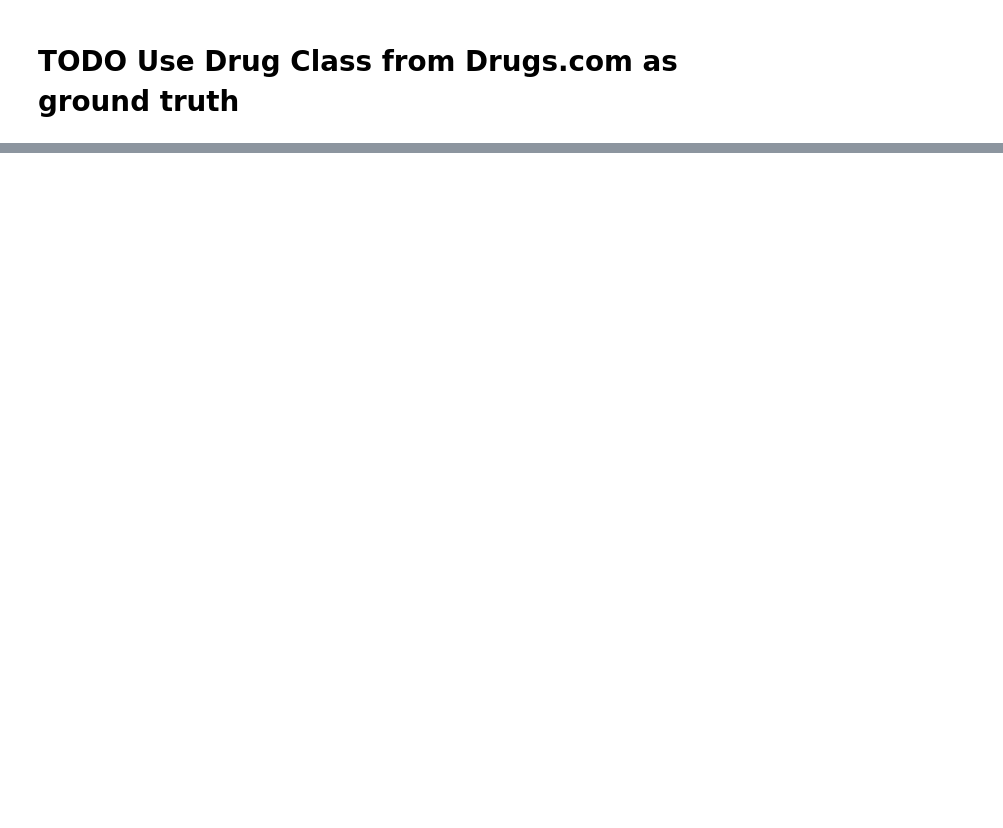
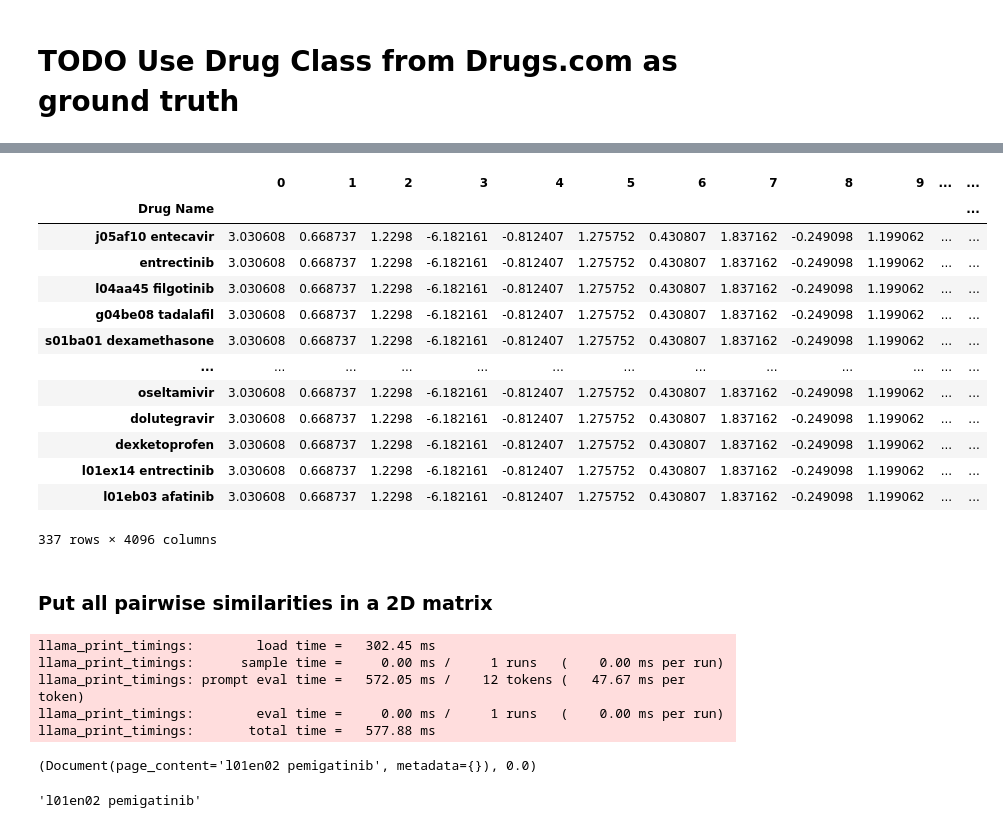
Before and after one commit to ariellubonja/drugs-embedding, a Jupyter notebook: Bio_ClinicalBERT-embeddings.ipynb, the cells around one changed output, grey strips where cells are left out. Drawn from its saved outputs; the diff is of its cells as text; code cells hidden in the pictures; blank space fills up the shorter version.

Commit message:
Remove FAISS. Write Llama embeddings to CSV

```diff
--- a/Bio_ClinicalBERT-embeddings.ipynb
+++ b/Bio_ClinicalBERT-embeddings.ipynb
@@ -354,0 +311,19 @@ dir(db0)
+# %%
+pd.read_csv("outputs/llama-embeddings.csv", index_col="Drug Name")
+# %% [output]
+|  | 0 | 1 | 2 | 3 | 4 | 5 | 6 | 7 | 8 | 9 | ... | ... |
+| Drug Name |  |  |  |  |  |  |  |  |  |  |  | ... |
+| j05af10 entecavir | 3.030608 | 0.668737 | 1.2298 | -6.182161 | -0.812407 | 1.275752 | 0.430807 | 1.837162 | -0.249098 | 1.199062 | ... | ... |
+| entrectinib | 3.030608 | 0.668737 | 1.2298 | -6.182161 | -0.812407 | 1.275752 | 0.430807 | 1.837162 | -0.249098 | 1.199062 | ... | ... |
+| l04aa45 filgotinib | 3.030608 | 0.668737 | 1.2298 | -6.182161 | -0.812407 | 1.275752 | 0.430807 | 1.837162 | -0.249098 | 1.199062 | ... | ... |
+| g04be08 tadalafil | 3.030608 | 0.668737 | 1.2298 | -6.182161 | -0.812407 | 1.275752 | 0.430807 | 1.837162 | -0.249098 | 1.199062 | ... | ... |
+| s01ba01 dexamethasone | 3.030608 | 0.668737 | 1.2298 | -6.182161 | -0.812407 | 1.275752 | 0.430807 | 1.837162 | -0.249098 | 1.199062 | ... | ... |
+| ... | ... | ... | ... | ... | ... | ... | ... | ... | ... | ... | ... | ... |
+| oseltamivir | 3.030608 | 0.668737 | 1.2298 | -6.182161 | -0.812407 | 1.275752 | 0.430807 | 1.837162 | -0.249098 | 1.199062 | ... | ... |
+| dolutegravir | 3.030608 | 0.668737 | 1.2298 | -6.182161 | -0.812407 | 1.275752 | 0.430807 | 1.837162 | -0.249098 | 1.199062 | ... | ... |
+| dexketoprofen | 3.030608 | 0.668737 | 1.2298 | -6.182161 | -0.812407 | 1.275752 | 0.430807 | 1.837162 | -0.249098 | 1.199062 | ... | ... |
+| l01ex14 entrectinib | 3.030608 | 0.668737 | 1.2298 | -6.182161 | -0.812407 | 1.275752 | 0.430807 | 1.837162 | -0.249098 | 1.199062 | ... | ... |
+| l01eb03 afatinib | 3.030608 | 0.668737 | 1.2298 | -6.182161 | -0.812407 | 1.275752 | 0.430807 | 1.837162 | -0.249098 | 1.199062 | ... | ... |
+337 rows × 4096 columns
+# %% [markdown]
+### Put all pairwise similarities in a 2D matrix
@@ -354,0 +333,16 @@ dir(db0)
+# %%
+a = db0.similarity_search_with_score(df.columns[0], k=len(selected_molecules))
+# %% [output]
+llama_print_timings:        load time =   302.45 ms
+llama_print_timings:      sample time =     0.00 ms /     1 runs   (    0.00 ms per run)
+llama_print_timings: prompt eval time =   572.05 ms /    12 tokens (   47.67 ms per token)
+llama_print_timings:        eval time =     0.00 ms /     1 runs   (    0.00 ms per run)
+llama_print_timings:       total time =   577.88 ms
+# %%
+a[0]
+# %% [output]
+(Document(page_content='l01en02 pemigatinib', metadata={}), 0.0)
+# %%
+a[0][0].page_content
+# %% [output]
+'l01en02 pemigatinib'
```
Also changed, not shown: parts of 36 cells of this notebook, 1 other file.
